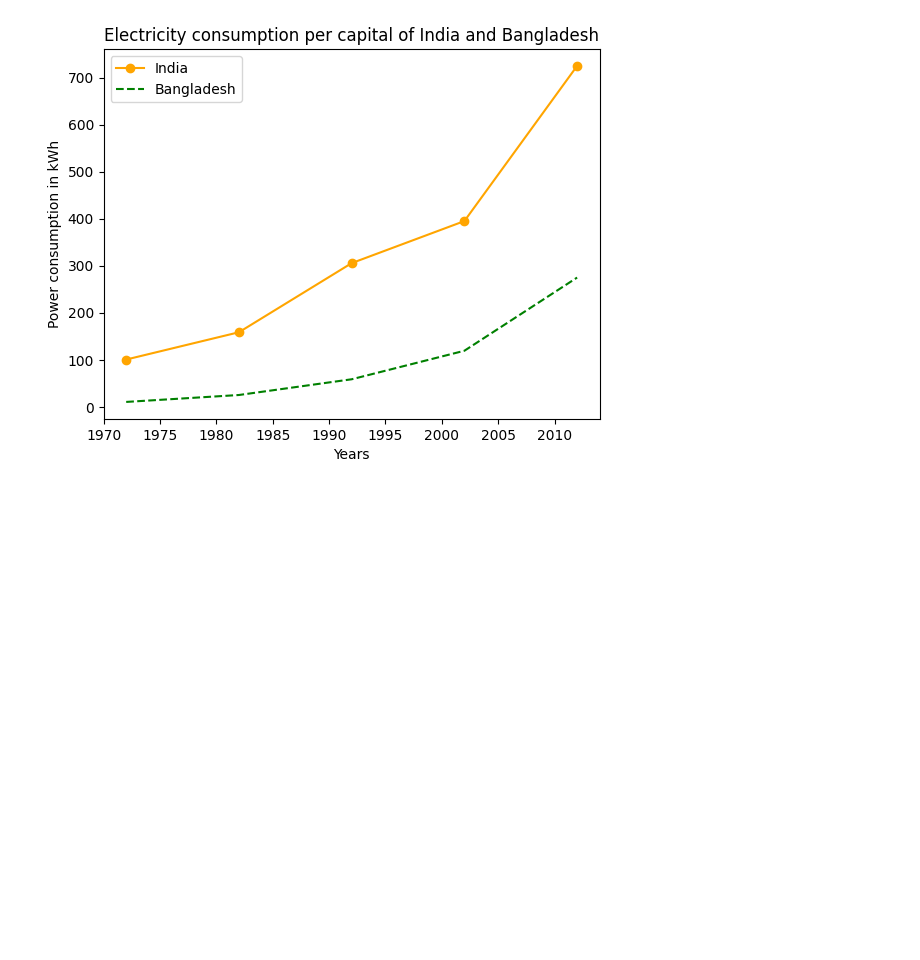
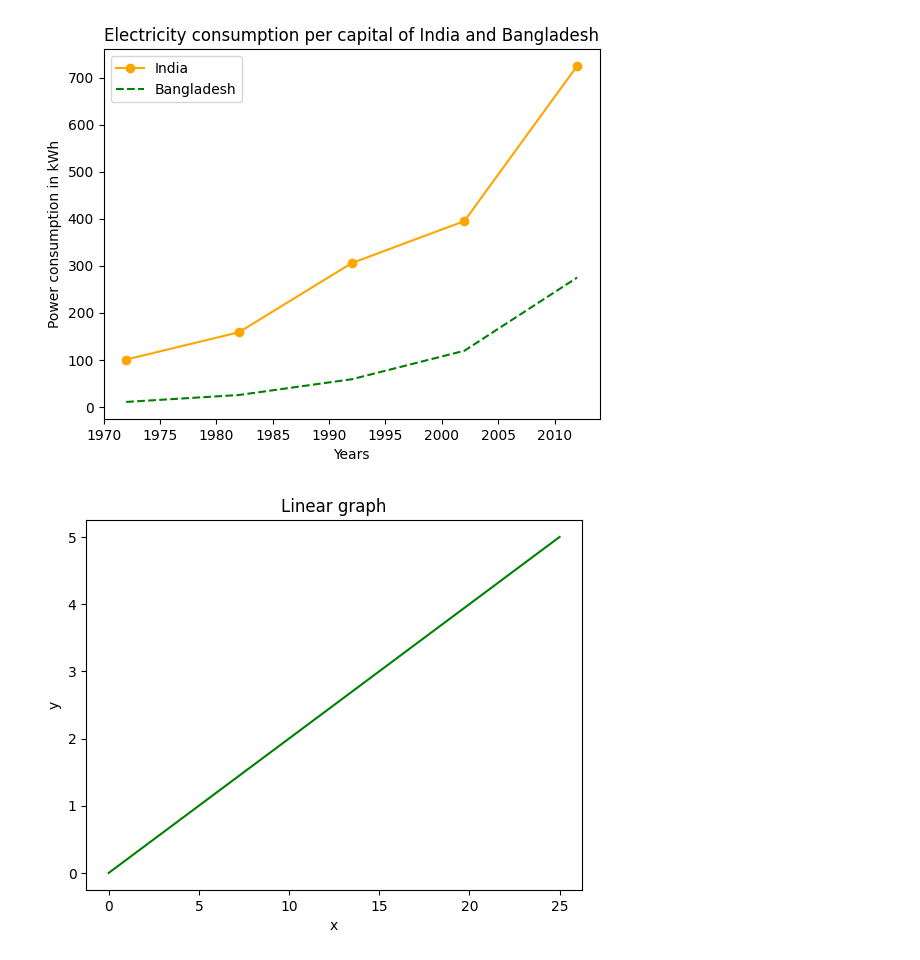
Before and after one commit to VB-Python/FundamentosPython_10793_2-AT, a Jupyter notebook: FT16/FT16.ipynb, the cells around one changed output. Cells and saved outputs as stored; diff of their text form; code cells hidden in the pictures; blank space fills up the shorter version.

```diff
--- a/FT16/FT16.ipynb
+++ b/FT16/FT16.ipynb
@@ -74,3 +74,15 @@ plt.legend()
 plt.show()
 # %% [output]
 [figure]
+# %%
+y = [0,1,2,3,4,5]
+x= [0,5,10,15,20,25]
+
+plt.plot(x, y, color='green')
+plt.xlabel('x')
+plt.ylabel('y')
+plt.title("Linear graph")
+
+plt.show()
+# %% [output]
+[figure, added]
```
Also changed, not shown: parts of 28 cells of this notebook.
